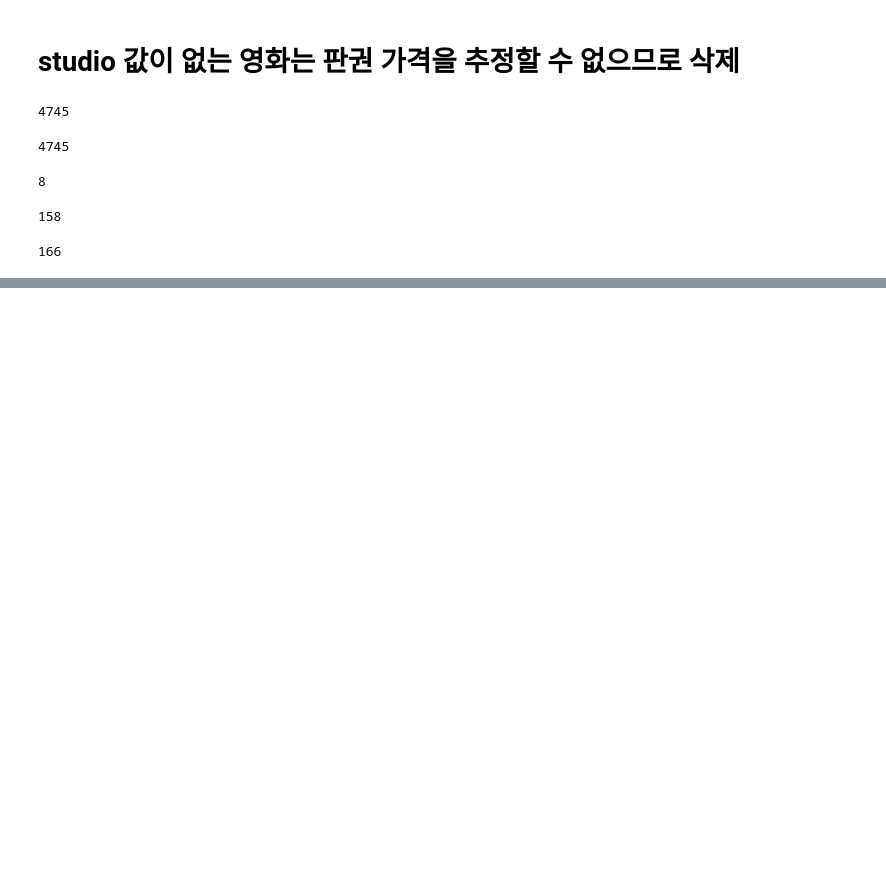
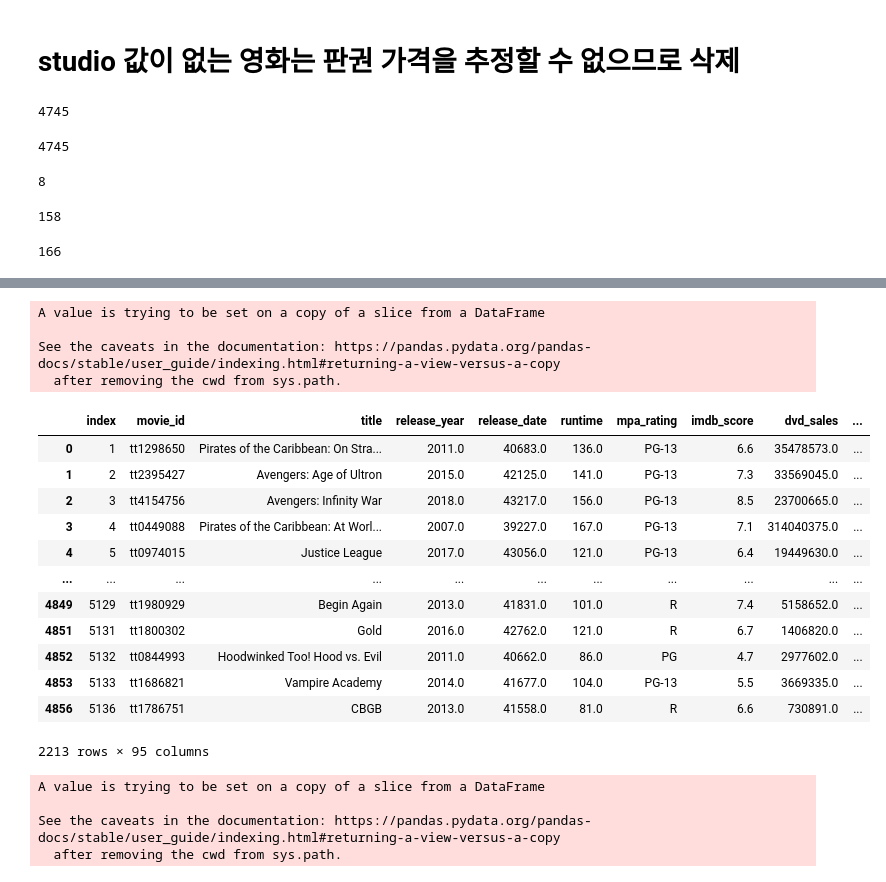
Before and after one commit to POSCO-AI-BIG-9th-A/POSCO-Academy-A3_, a Jupyter notebook: proj_bigdata/code/Hanbin/preprocess_outlier.ipynb, the cells around one changed output, grey strips where cells are left out. Saved outputs shown, nothing was run; the diff lists cells and outputs as text; code cells hidden in the pictures; blank space fills up the shorter version.

```diff
--- a/proj_bigdata/code/Hanbin/preprocess_outlier.ipynb
+++ b/proj_bigdata/code/Hanbin/preprocess_outlier.ipynb
@@ -833,0 +899,36 @@ df['contract_price'].isna().sum()
+# %%
+df['dvd'] = 0
+for i in df.index:
+    if math.isnan(df['dvd_sales'][i]) == False:
+        df['dvd'][i] = 1
+# %% [output]
+A value is trying to be set on a copy of a slice from a DataFrame
+
+See the caveats in the documentation: https://pandas.pydata.org/pandas-docs/stable/user_guide/indexing.html#returning-a-view-versus-a-copy
+  after removing the cwd from sys.path.
+# %%
+df[df['dvd'] == 1]
+# %% [output]
+|  | index | movie_id | title | release_year | release_date | runtime | mpa_rating | imdb_score | dvd_sales | ... |
+| 0 | 1 | tt1298650 | Pirates of the Caribbean: On Stra... | 2011.0 | 40683.0 | 136.0 | PG-13 | 6.6 | 35478573.0 | ... |
+| 1 | 2 | tt2395427 | Avengers: Age of Ultron | 2015.0 | 42125.0 | 141.0 | PG-13 | 7.3 | 33569045.0 | ... |
+| 2 | 3 | tt4154756 | Avengers: Infinity War | 2018.0 | 43217.0 | 156.0 | PG-13 | 8.5 | 23700665.0 | ... |
+| 3 | 4 | tt0449088 | Pirates of the Caribbean: At Worl... | 2007.0 | 39227.0 | 167.0 | PG-13 | 7.1 | 314040375.0 | ... |
+| 4 | 5 | tt0974015 | Justice League | 2017.0 | 43056.0 | 121.0 | PG-13 | 6.4 | 19449630.0 | ... |
+| ... | ... | ... | ... | ... | ... | ... | ... | ... | ... | ... |
+| 4849 | 5129 | tt1980929 | Begin Again | 2013.0 | 41831.0 | 101.0 | R | 7.4 | 5158652.0 | ... |
+| 4851 | 5131 | tt1800302 | Gold | 2016.0 | 42762.0 | 121.0 | R | 6.7 | 1406820.0 | ... |
+| 4852 | 5132 | tt0844993 | Hoodwinked Too! Hood vs. Evil | 2011.0 | 40662.0 | 86.0 | PG | 4.7 | 2977602.0 | ... |
+| 4853 | 5133 | tt1686821 | Vampire Academy | 2014.0 | 41677.0 | 104.0 | PG-13 | 5.5 | 3669335.0 | ... |
+| 4856 | 5136 | tt1786751 | CBGB | 2013.0 | 41558.0 | 81.0 | R | 6.6 | 730891.0 | ... |
+2213 rows × 95 columns
+# %%
+df['blu'] = 0
+for i in df.index:
+    if math.isnan(df['blu_sales'][i]) == False:
+        df['blu'][i] = 1
+# %% [output]
+A value is trying to be set on a copy of a slice from a DataFrame
+
+See the caveats in the documentation: https://pandas.pydata.org/pandas-docs/stable/user_guide/indexing.html#returning-a-view-versus-a-copy
+  after removing the cwd from sys.path.
```
Also changed, not shown: parts of 14 cells of this notebook, 3 other files.
